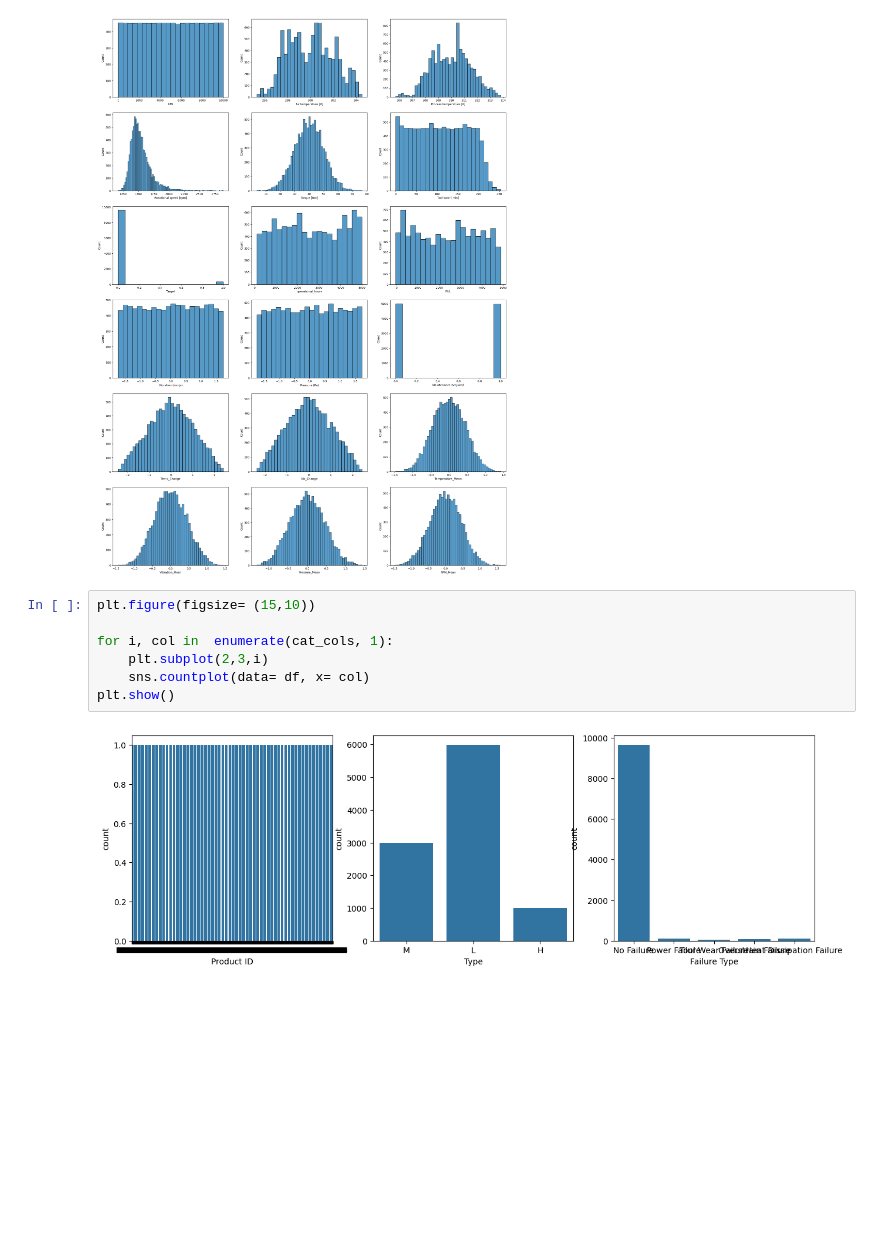
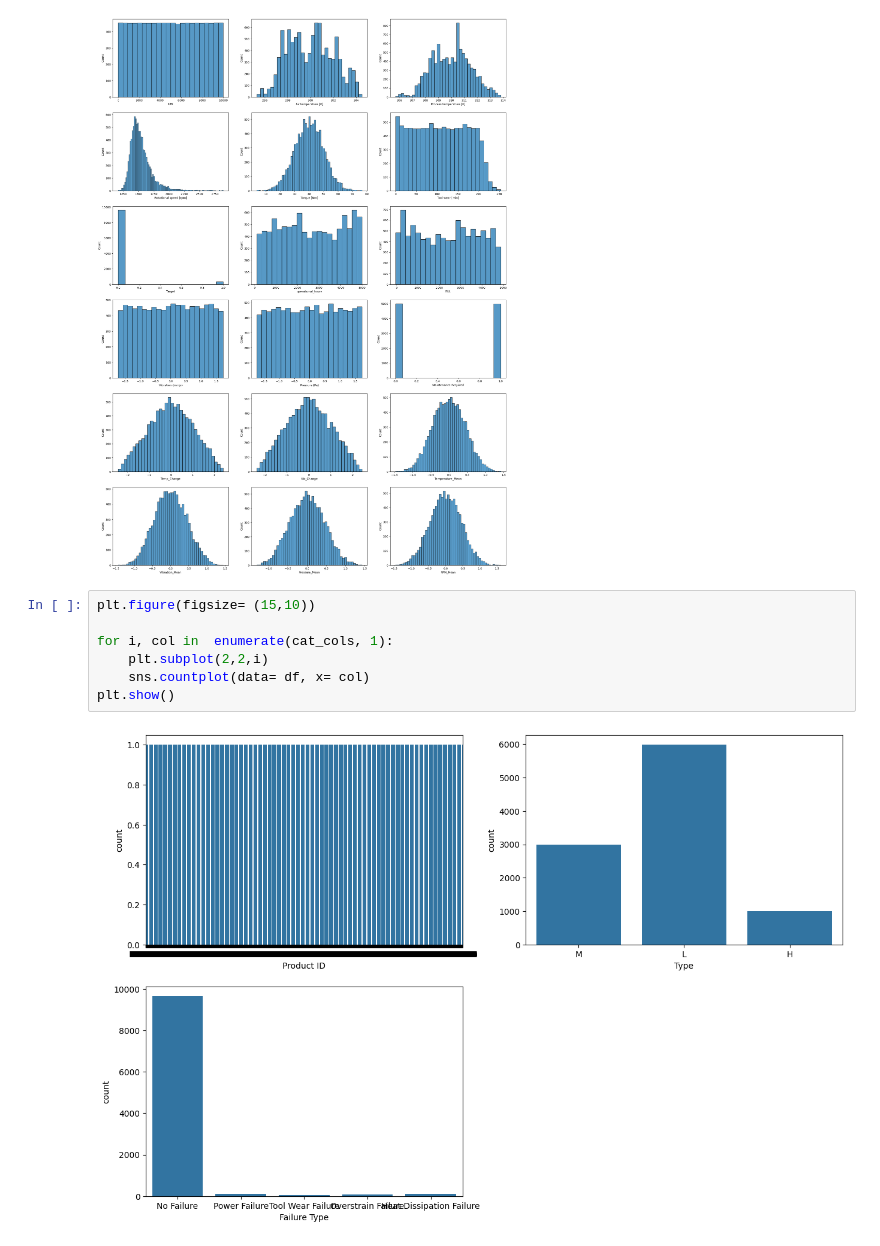
Before and after one commit to xardous09/HACKERA, a Jupyter notebook: model.ipynb, the cells around one changed output. Cells and saved outputs as stored; diff of their text form; blank space fills up the shorter version.

```diff
--- a/model.ipynb
+++ b/model.ipynb
@@ -192,9 +194,9 @@ plt.show()
 # %%
 plt.figure(figsize= (15,10))
 
 for i, col in  enumerate(cat_cols, 1):
-    plt.subplot(2,3,i)
+    plt.subplot(2,2,i)
     sns.countplot(data= df, x= col)
 plt.show()
 # %% [output]
-[figure, old version]
+[figure, new version]
```
Also changed, not shown: parts of 86 cells of this notebook.
